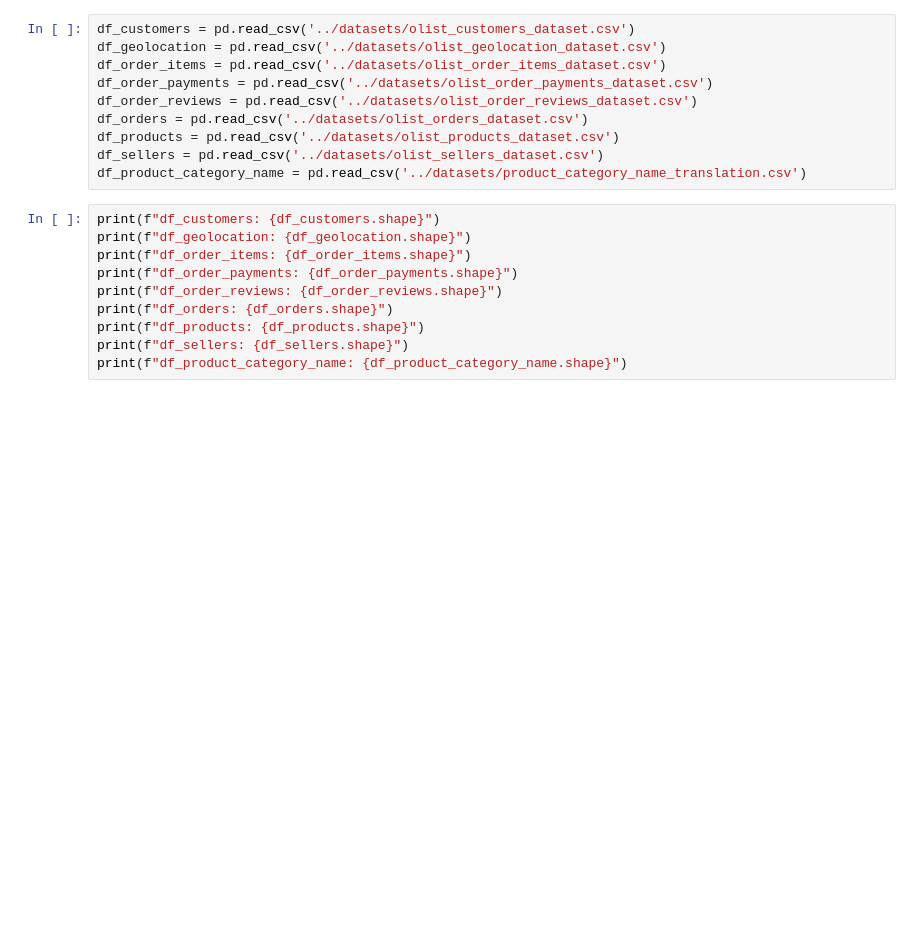
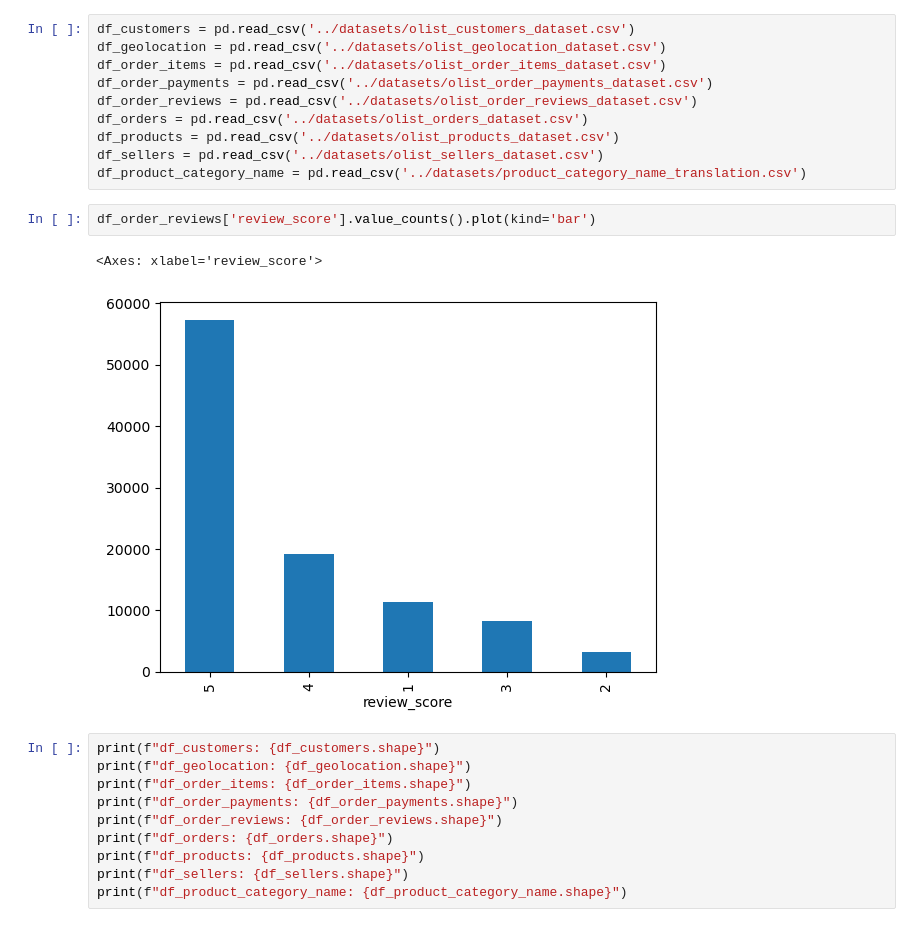
Before and after one commit to Yuki-bach/marketing, a Jupyter notebook: notebooks/eda.ipynb, the cells around one changed output. Drawn from its saved outputs; the diff is of its cells as text; blank space fills up the shorter version.

```diff
--- a/notebooks/eda.ipynb
+++ b/notebooks/eda.ipynb
@@ -12,6 +12,11 @@ df_orders = pd.read_csv('../datasets/olist_orders_dataset.csv')
 df_products = pd.read_csv('../datasets/olist_products_dataset.csv')
 df_sellers = pd.read_csv('../datasets/olist_sellers_dataset.csv')
 df_product_category_name = pd.read_csv('../datasets/product_category_name_translation.csv')
+# %%
+df_order_reviews['review_score'].value_counts().plot(kind='bar')
+# %% [output]
+<Axes: xlabel='review_score'>
+[figure, added]
 # %%
 print(f"df_customers: {df_customers.shape}")
 print(f"df_geolocation: {df_geolocation.shape}")
```
Also changed, not shown: 3 other files.
